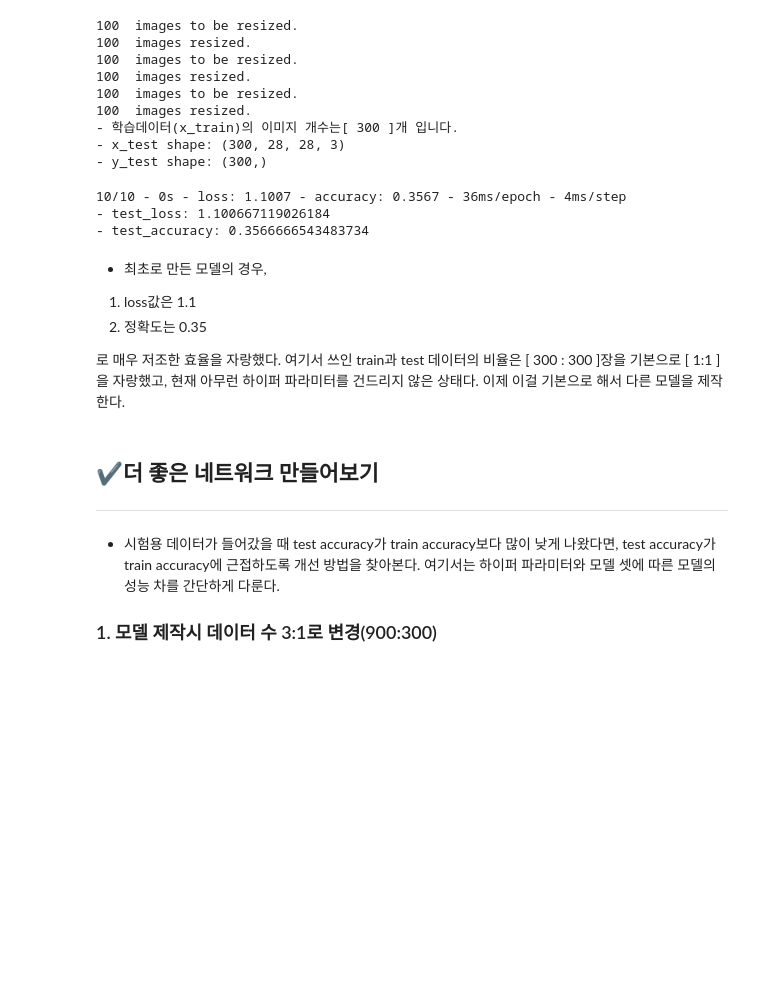
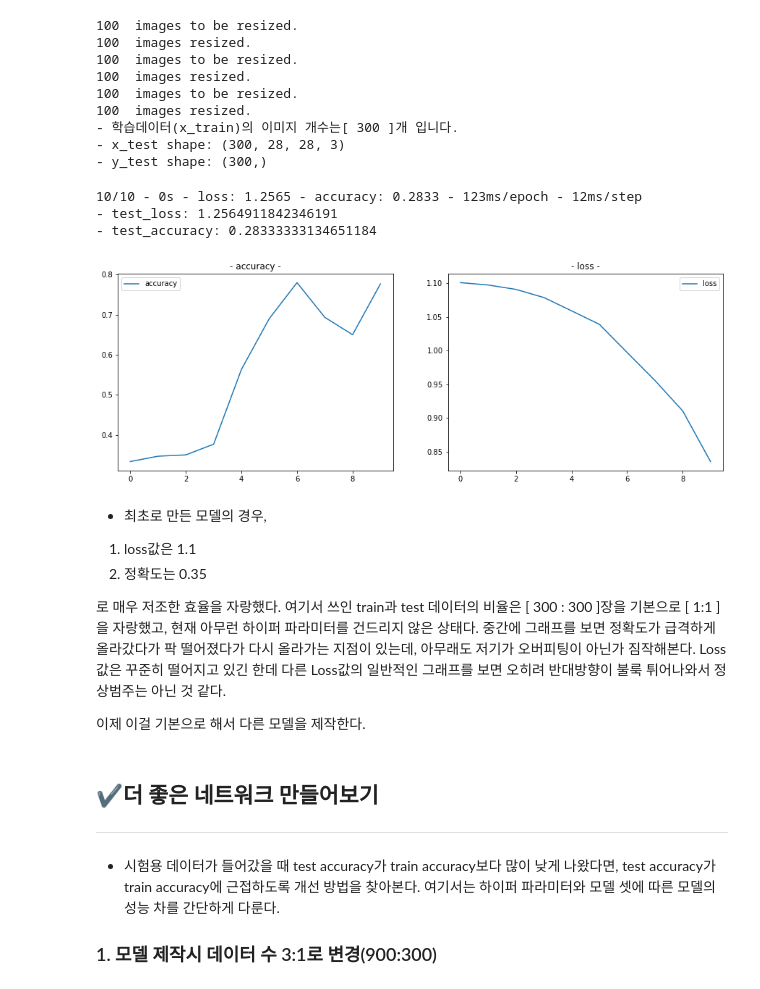
Before and after one commit to Wdstar09/Aiffel_project, a Jupyter notebook: LMS_Exploration/E-05/[E-05]exploration_05.ipynb, the cells around one changed output. Saved outputs shown, nothing was run; the diff lists cells and outputs as text; code cells hidden in the pictures; blank space fills up the shorter version.

```diff
--- a/LMS_Exploration/E-05/[E-05]exploration_05.ipynb
+++ b/LMS_Exploration/E-05/[E-05]exploration_05.ipynb
@@ -220,6 +220,6 @@ model.compile(optimizer='adam',
              loss='sparse_categorical_crossentropy',
              metrics=['accuracy'])
 
-model.fit(x_train, y_train, epochs=10)
+history = model.fit(x_train_norm, y_train , epochs=10)
 # %% [output]
 Epoch 1/10
@@ -298,23 +297,41 @@ print("- y_test shape: {}".format(y_test.shape))
 - y_test shape: (300,)
 # %%
 # 테스트 데이터로 성능을 확인
-test_loss, test_accuracy = model.evaluate(x_test_norm, y_test, verbose=2)
+loss_1, accu_1  = model.evaluate(x_test_norm, y_test, verbose=2)
 
-loss_1 = test_loss
-accu_1 = test_accuracy
-print("- test_loss: {} ".format(test_loss))
-print("- test_accuracy: {}".format(test_accuracy))
+print("- test_loss: {} ".format(loss_1))
+print("- test_accuracy: {}".format(accu_1))
 # %% [output]
-10/10 - 0s - loss: 1.1007 - accuracy: 0.3567 - 36ms/epoch - 4ms/step
-- test_loss: 1.100667119026184
-- test_accuracy: 0.3566666543483734
+10/10 - 0s - loss: 1.2565 - accuracy: 0.2833 - 123ms/epoch - 12ms/step
+- test_loss: 1.2564911842346191
+- test_accuracy: 0.28333333134651184
+# %%
+plt.figure(figsize=(15, 5))
+
+# 에포크별 정확도
+plt.subplot(1,2,1)
+plt.plot(history.history["accuracy"], label="accuracy")
+plt.title("- accuracy -")
+plt.legend()
+
+# 에포크별 손실률
+plt.subplot(1,2,2)
+plt.plot(history.history["loss"], label="loss")
+plt.title("- loss -")
+plt.legend()
+
+plt.show()
+# %% [output]
+[figure, added]
 # %% [markdown]
 * 최초로 만든 모델의 경우,
 
 1. loss값은 1.1
 2. 정확도는 0.35
 
-로 매우 저조한 효율을 자랑했다. 여기서 쓰인 train과 test 데이터의 비율은 [ 300 : 300 ]장을 기본으로 [ 1:1 ]을 자랑했고, 현재 아무런 하이퍼 파라미터를 건드리지 않은 상태다. 이제 이걸 기본으로 해서 다른 모델을 제작한다.
+로 매우 저조한 효율을 자랑했다. 여기서 쓰인 train과 test 데이터의 비율은 [ 300 : 300 ]장을 기본으로 [ 1:1 ]을 자랑했고, 현재 아무런 하이퍼 파라미터를 건드리지 않은 상태다. 중간에 그래프를 보면 정확도가 급격하게 올라갔다가 팍 떨어졌다가 다시 올라가는 지점이 있는데, 아무래도 저기가 오버피팅이 아닌가 짐작해본다. Loss 값은 꾸준히 떨어지고 있긴 한데 다른 Loss값의 일반적인 그래프를 보면 오히려 반대방향이 불룩 튀어나와서 정상범주는 아닌 것 같다.
+
+이제 이걸 기본으로 해서 다른 모델을 제작한다.
 # %% [markdown]
 ## ✔️더 좋은 네트워크 만들어보기
 ---
```
Also changed, not shown: parts of 14 cells of this notebook.
